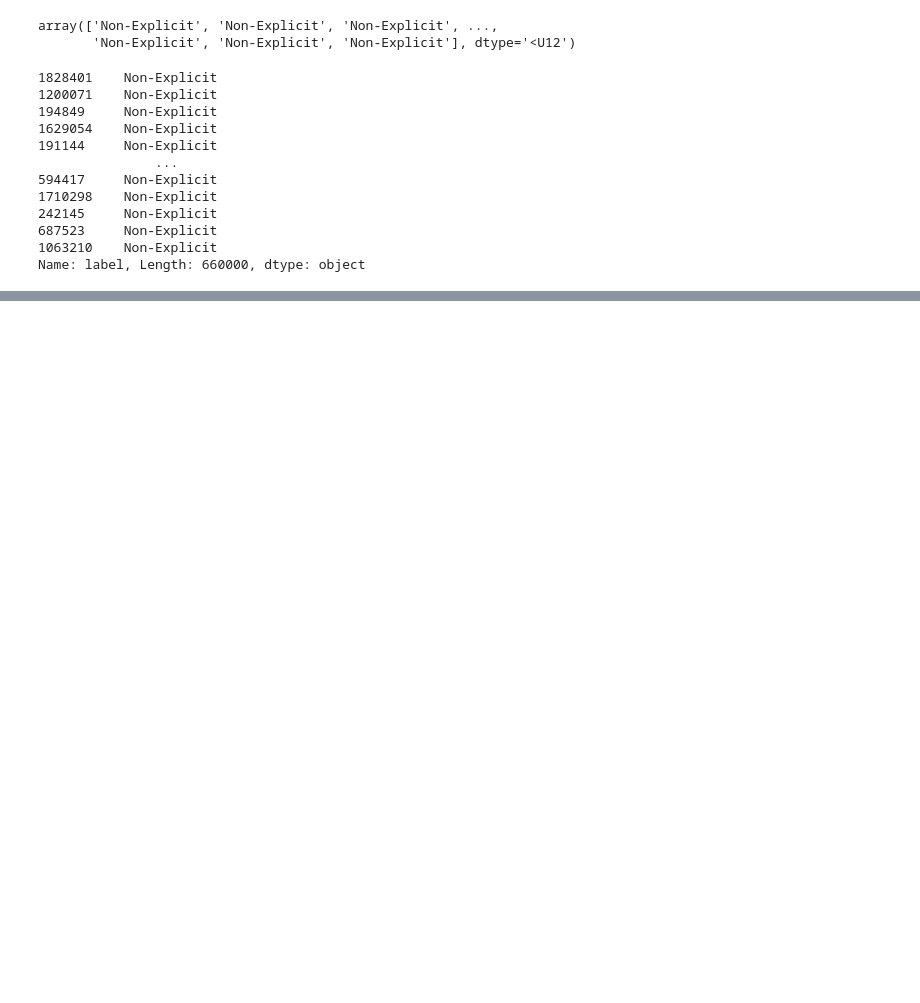
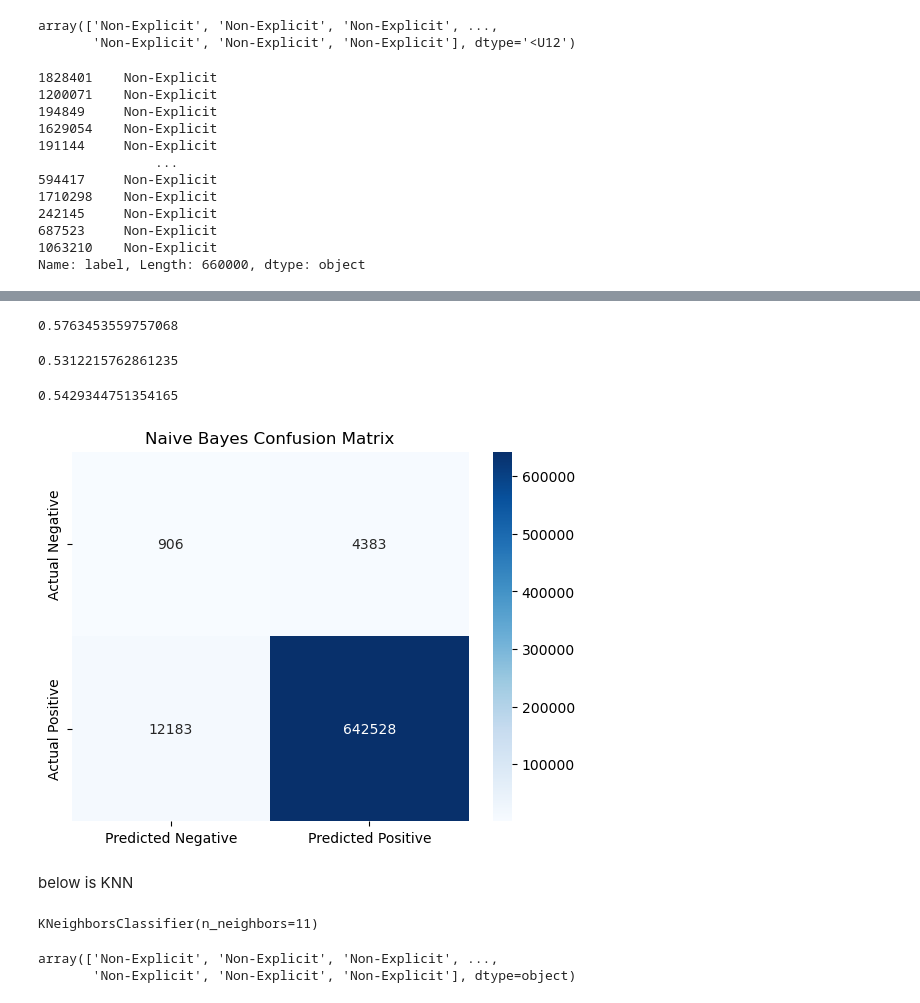
Before and after one commit to applepot437/ml, a Jupyter notebook: group 2/Content Moderation.ipynb, the cells around one changed output, grey strips where cells are left out. Cells and saved outputs as stored; diff of their text form; code cells hidden in the pictures; blank space fills up the shorter version.

```diff
--- a/group 2/Content Moderation.ipynb
+++ b/group 2/Content Moderation.ipynb
@@ -45,7 +45,7 @@ label = {
     'labels': []
 }
 for score in df['prompt_nsfw']:
-    if score >= 0.5:
+    if score >= 0.8:
         label['labels'].append("Harmful")
     else:
         label['labels'].append("Harmless")
@@ -2154,0 +2153,15 @@ Name: label, Length: 660000, dtype: object
+# %%
+from sklearn.metrics import recall_score
+recall_score(y_test, predictions, average='macro')
+# %% [output]
+0.5763453559757068
+# %%
+from sklearn.metrics import precision_score
+precision_score(y_test, predictions, average='macro')
+# %% [output]
+0.5312215762861235
+# %%
+from sklearn.metrics import f1_score
+f1_score(y_test, predictions, average='macro')
+# %% [output]
+0.5429344751354165
@@ -2154,0 +2172,12 @@ Name: label, Length: 660000, dtype: object
+# %%
+cm = confusion_matrix(y_test, predictions)
+cm_df = pd.DataFrame(cm, index=["Actual Negative", "Actual Positive"],
+                     columns=["Predicted Negative", "Predicted Positive"])
+# %%
+sns.heatmap(cm_df, annot=True, fmt="d", cmap="Blues")
+plt.title("Naive Bayes Confusion Matrix")
+plt.show()
+# %% [output]
+[figure, added]
+# %% [markdown]
+below is KNN
@@ -2154,0 +2186,5 @@ Name: label, Length: 660000, dtype: object
+# %%
+neigh = KNeighborsClassifier(n_neighbors=11)
+neigh.fit(X, y_train)
+# %% [output]
+KNeighborsClassifier(n_neighbors=11)
@@ -2155,2 +2193,7 @@ Name: label, Length: 660000, dtype: object
+# %%
+y_pred
+# %% [output]
+array(['Non-Explicit', 'Non-Explicit', 'Non-Explicit', ...,
+       'Non-Explicit', 'Non-Explicit', 'Non-Explicit'], dtype=object)
 # %%
 from sklearn.metrics import accuracy_score
```
Also changed, not shown: parts of 11 cells of this notebook.
